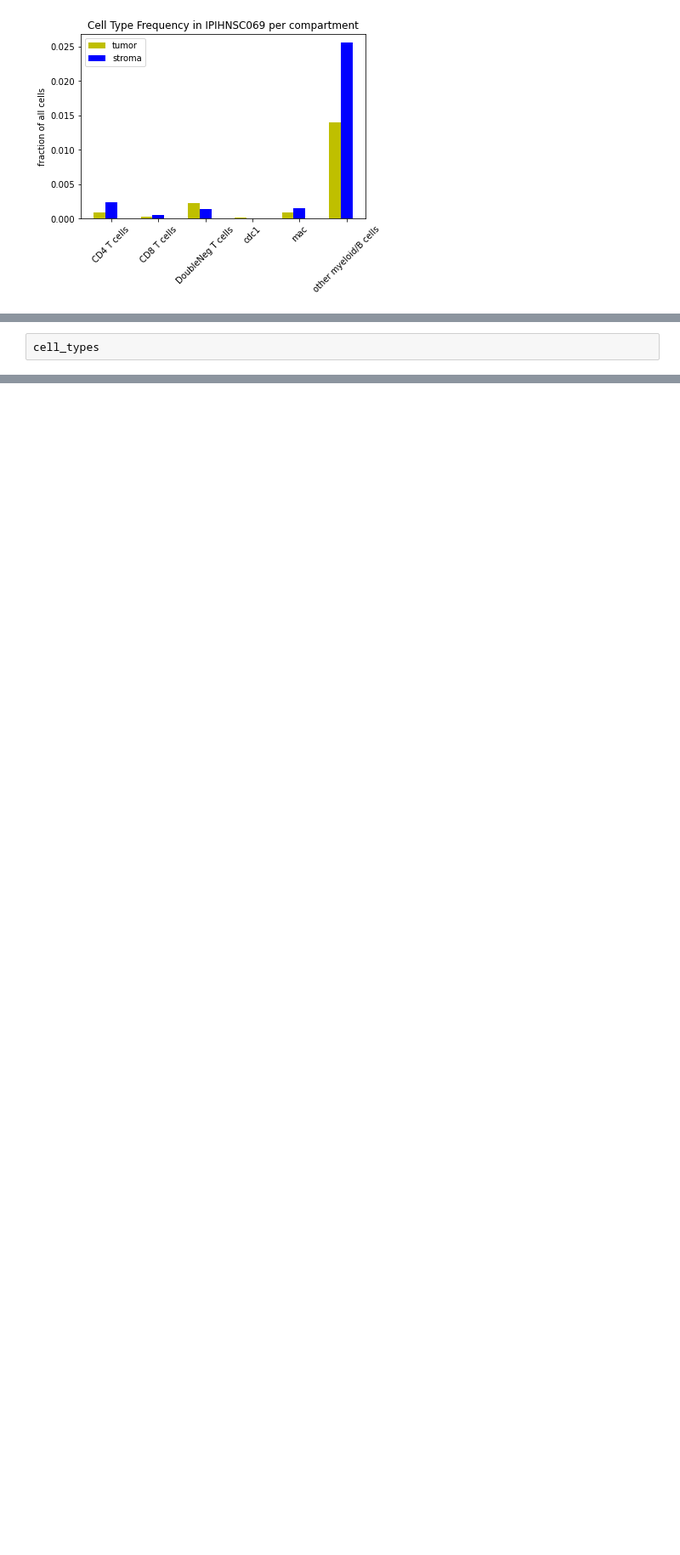
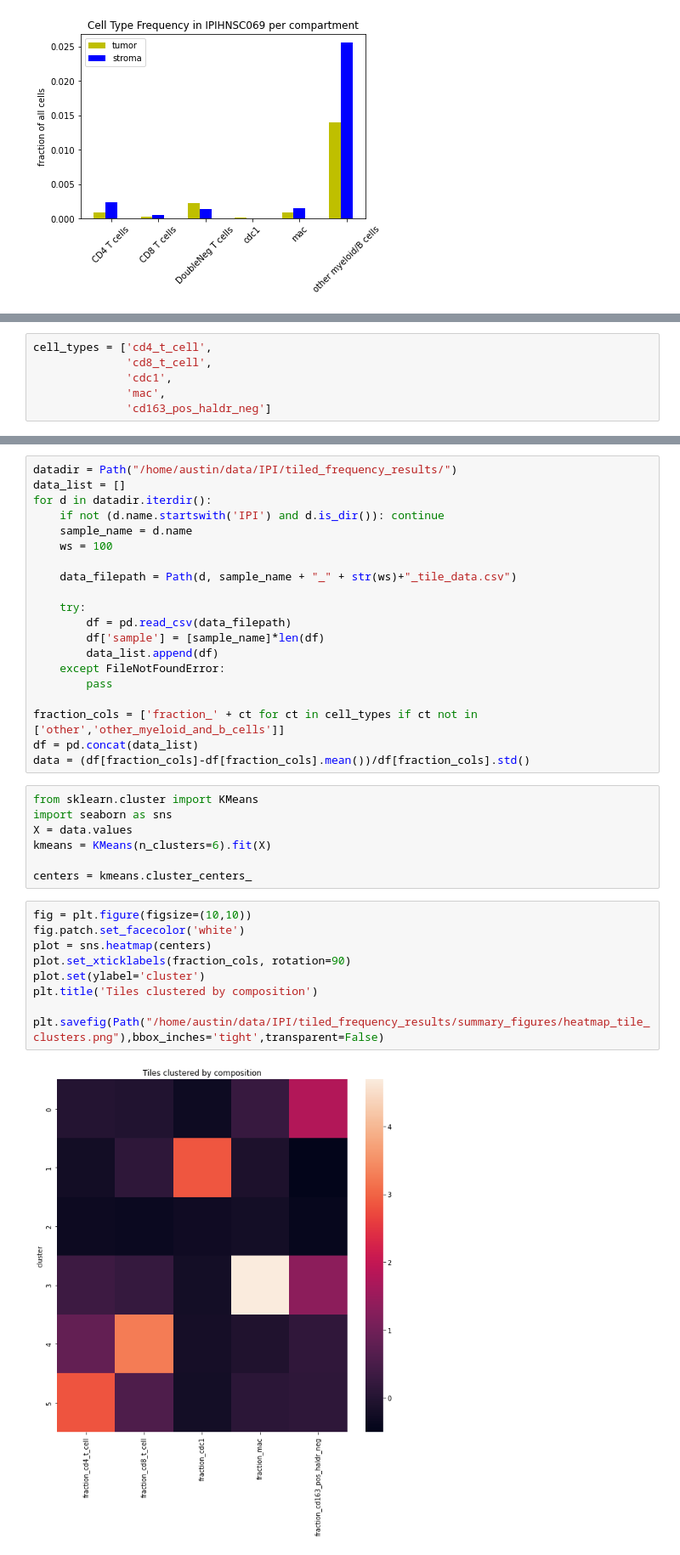
Before and after one commit to awedwards/IPI_analysis_scripts, a Jupyter notebook: plot.ipynb, the cells around one changed output, grey strips where cells are left out. Shown at 85% size. Saved outputs shown, nothing was run; the diff lists cells and outputs as text; blank space fills up the shorter version.

```diff
--- a/plot.ipynb
+++ b/plot.ipynb
@@ -76,2 +239,6 @@ plt.savefig(Path(savedir,sample,f"{sample}_frequency_tumor.png"),bbox_inches='ti
 # %%
-cell_types
+cell_types = ['cd4_t_cell',
+              'cd8_t_cell',
+              'cdc1',
+              'mac',
+              'cd163_pos_haldr_neg']
@@ -84,0 +245,38 @@ cell_types
+# %%
+datadir = Path("/home/austin/data/IPI/tiled_frequency_results/")
+data_list = []
+for d in datadir.iterdir():
+    if not (d.name.startswith('IPI') and d.is_dir()): continue
+    sample_name = d.name
+    ws = 100
+
+    data_filepath = Path(d, sample_name + "_" + str(ws)+"_tile_data.csv")
+
+    try:
+        df = pd.read_csv(data_filepath)
+        df['sample'] = [sample_name]*len(df)
+        data_list.append(df)
+    except FileNotFoundError:
+        pass
+
+fraction_cols = ['fraction_' + ct for ct in cell_types if ct not in ['other','other_myeloid_and_b_cells']]
+df = pd.concat(data_list)
+data = (df[fraction_cols]-df[fraction_cols].mean())/df[fraction_cols].std()
+# %%
+from sklearn.cluster import KMeans
+import seaborn as sns
+X = data.values
+kmeans = KMeans(n_clusters=6).fit(X)
+
+centers = kmeans.cluster_centers_
+# %%
+fig = plt.figure(figsize=(10,10))
+fig.patch.set_facecolor('white')
+plot = sns.heatmap(centers)
+plot.set_xticklabels(fraction_cols, rotation=90)
+plot.set(ylabel='cluster')
+plt.title('Tiles clustered by composition')
+
+plt.savefig(Path("/home/austin/data/IPI/tiled_frequency_results/summary_figures/heatmap_tile_clusters.png"),bbox_inches='tight',transparent=False)
+# %% [output]
+[figure, added]
```
Also changed, not shown: parts of 19 cells of this notebook, 2 other files.
